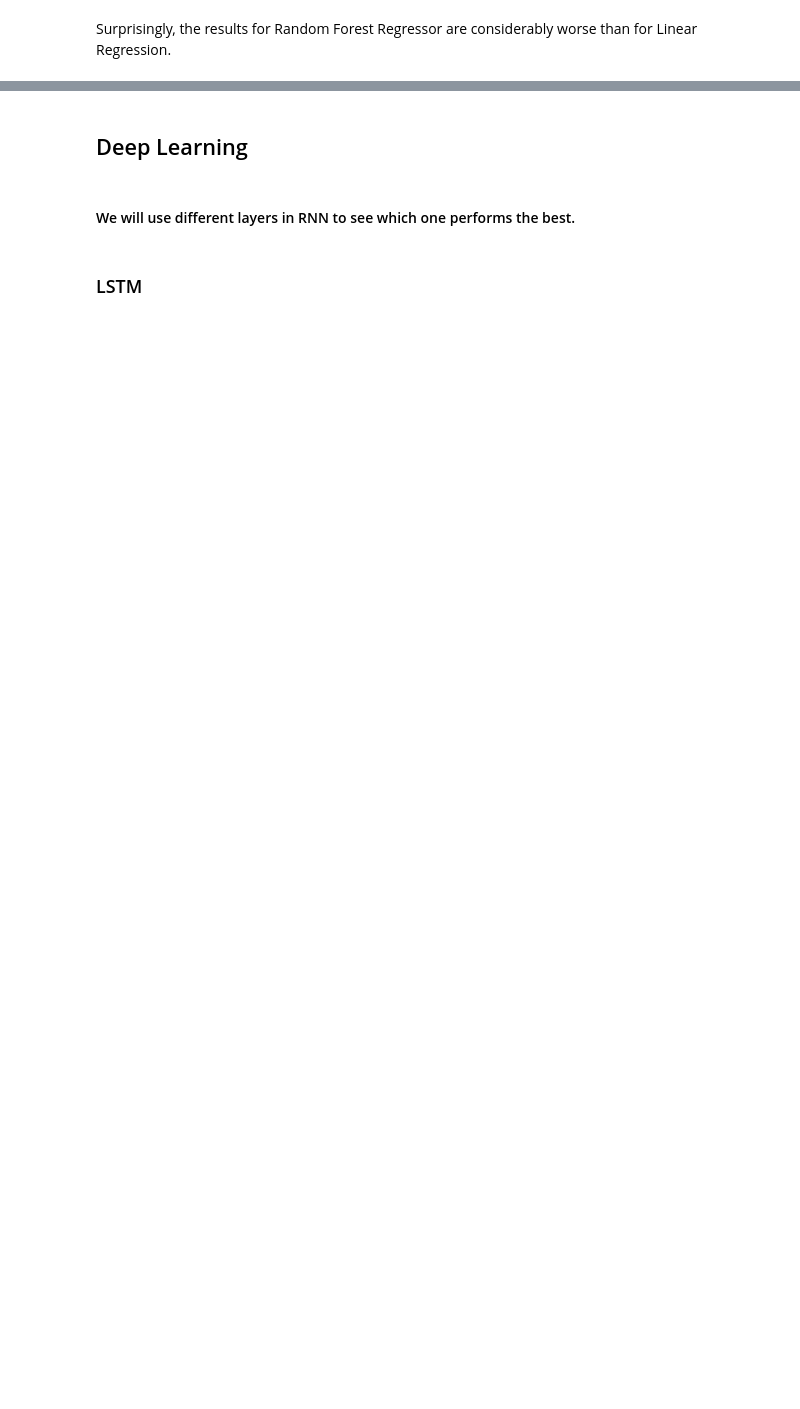
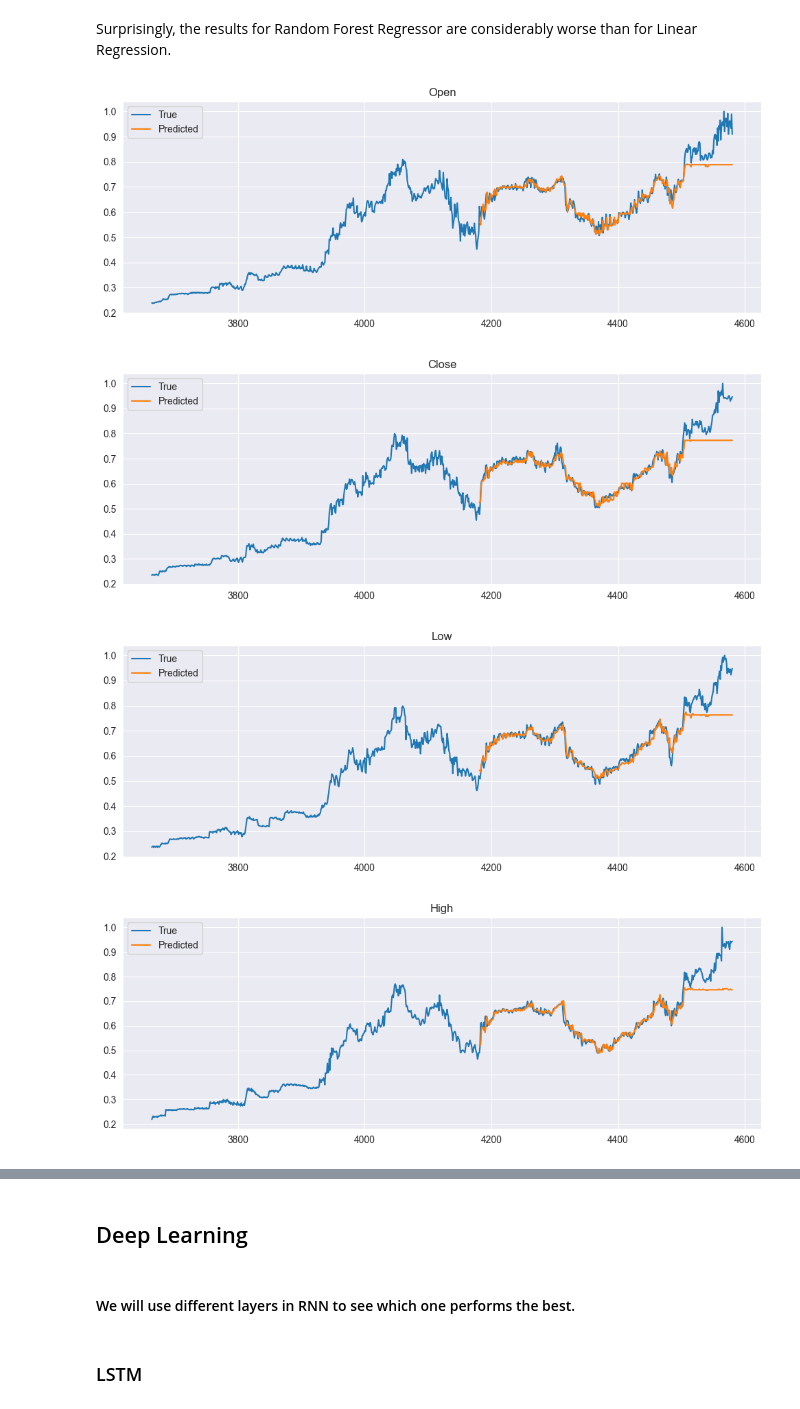
Before and after one commit to MartinH2k3/IAUProject, a Jupyter notebook: forecastM.ipynb, the cells around one changed output, grey strips where cells are left out. Saved outputs shown, nothing was run; the diff lists cells and outputs as text; code cells hidden in the pictures; blank space fills up the shorter version.

```diff
--- a/forecastM.ipynb
+++ b/forecastM.ipynb
@@ -415,6 +435,23 @@ OrderedDict({'feature_selector__Close_lag': 1, 'feature_selector__High_lag': 1,
 OrderedDict({'feature_selector__Close_lag': 0, 'feature_selector__High_lag': 3, 'feature_selector__Low_lag': 1, 'feature_selector__Open_lag': 3, 'feature_selector__Volume_lag': 0, 'model__criterion':  ...
 OrderedDict({'feature_selector__Close_lag': 0, 'feature_selector__High_lag': 2, 'feature_selector__Low_lag': 1, 'feature_selector__Open_lag': 1, 'feature_selector__Volume_lag': 1, 'model__criterion':  ...
 OrderedDict({'feature_selector__Close_lag': 1, 'feature_selector__High_lag': 1, 'feature_selector__Low_lag': 2, 'feature_selector__Open_lag': 3, 'feature_selector__Volume_lag': 13, 'model__criterion': ...
+# %%
+# for reusability, when we want to rerun the code without rerunning hyperparameter optimization
+rf_pipelines = {}
+for column in ["Open", "Close", "Low", "High", "Volume"]:
+    rf_pipelines[column] = Pipeline([
+    ("feature_selector", FeatureLagTransformer()),
+    ("model", RandomForestRegressor())
+])
+
+rf_pipelines["Open"].set_params(**{'feature_selector__Close_lag': 1, 'feature_selector__High_lag': 0, 'feature_selector__Low_lag': 1, 'feature_selector__Open_lag': 1, 'feature_selector__Volume_lag': 0, 'model__criterion': 'absolute_error', 'model__max_depth': 8, 'model__max_features': 'sqrt', 'model__n_estimators': 86})
+rf_pipelines["Close"].set_params(**{'feature_selector__Close_lag': 1, 'feature_selector__High_lag': 1, 'feature_selector__Low_lag': 0, 'feature_selector__Open_lag': 1, 'feature_selector__Volume_lag': 0, 'model__criterion': 'friedman_mse', 'model__max_depth': 6, 'model__max_features': 'sqrt', 'model__n_estimators': 200})
+rf_pipelines["Low"].set_params(**{'feature_selector__Close_lag': 0, 'feature_selector__High_lag': 3, 'feature_selector__Low_lag': 1, 'feature_selector__Open_lag': 3, 'feature_selector__Volume_lag': 0, 'model__criterion': 'absolute_error', 'model__max_depth': 10, 'model__max_features': 'log2', 'model__n_estimators': 172})
+rf_pipelines["High"].set_params(**{'feature_selector__Close_lag': 0, 'feature_selector__High_lag': 2, 'feature_selector__Low_lag': 1, 'feature_selector__Open_lag': 1, 'feature_selector__Volume_lag': 1, 'model__criterion': 'squared_error', 'model__max_depth': 8, 'model__max_features': 'sqrt', 'model__n_estimators': 106})
+rf_pipelines["Volume"].set_params(**{'feature_selector__Close_lag': 1, 'feature_selector__High_lag': 1, 'feature_selector__Low_lag': 2, 'feature_selector__Open_lag': 3, 'feature_selector__Volume_lag': 13, 'model__criterion': 'poisson', 'model__max_depth': 6, 'model__max_features': 'sqrt', 'model__n_estimators': 196})
+
+for key, pipeline in rf_pipelines.items():
+    pipeline.fit(train, train[key])
 # %%
 rf_results: dict[str, dict] = {}
 for key, pipeline in rf_pipelines.items():
@@ -436,2 +473,20 @@ Volume: MSE: 0.00013050536175982674, R2: 0.3311546602188442
 # %% [markdown]
 Surprisingly, the results for Random Forest Regressor are considerably worse than for Linear Regression.
+# %%
+start_index = int(len(nflx_stock) * 4 // 5)
+total_length = nflx_stock.shape[0]
+pred_padding_length = total_length - len(rf_results["Open"]["data"])
+for col in ["Open", "Close", "Low", "High", "Volume"]:
+    y_pred = rf_results[col]["data"]
+    y_true = nflx_stock[col].iloc[start_index:]
+    plt.figure(figsize=(12, 4))
+    plt.plot(y_true, label="True")
+    plt.plot(range(pred_padding_length, total_length), y_pred, label="Predicted")
+    plt.title(col)
+    plt.legend()
+    plt.show()
+# %% [output]
+[figure, added]
+[figure, added]
+[figure, added]
+[figure, added]
```
Also changed, not shown: parts of 49 cells of this notebook.
